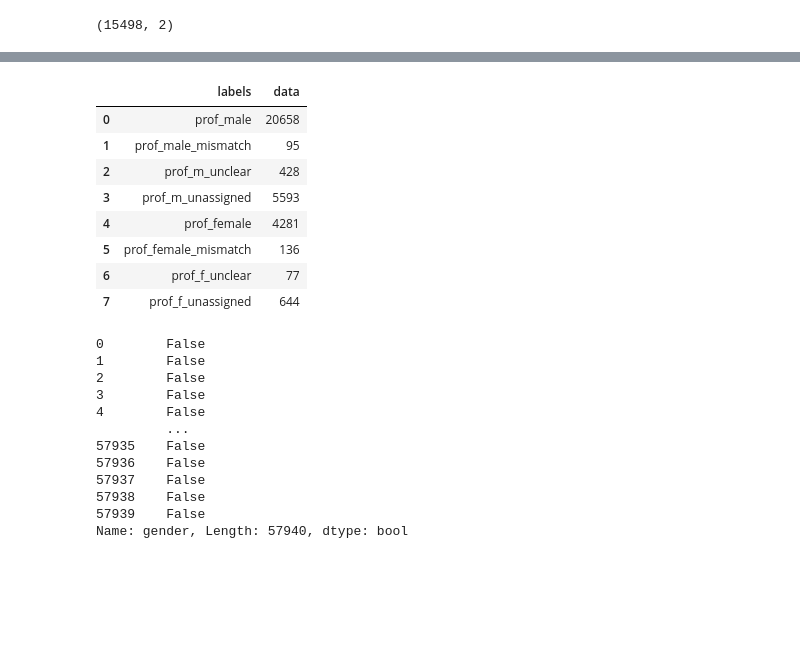
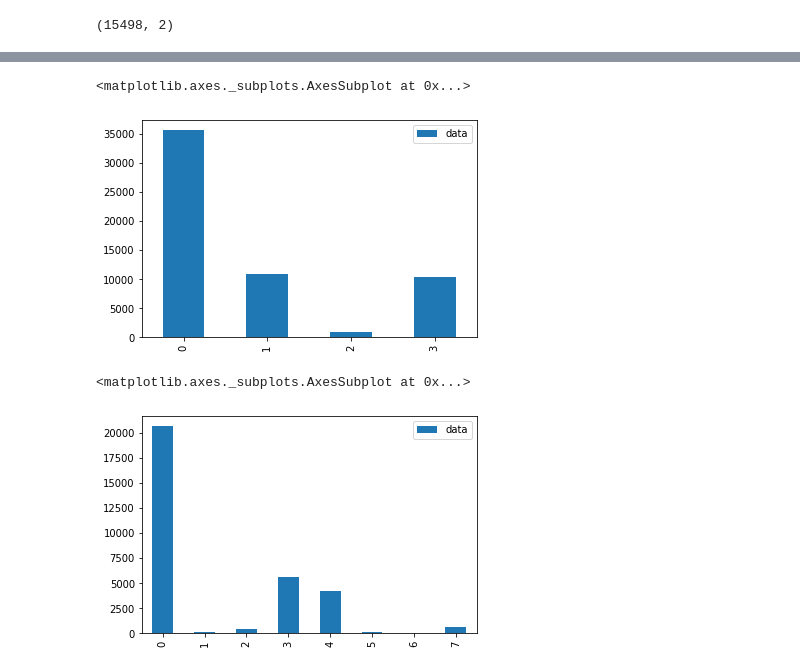
Before and after one commit to lauralindal/datavis-forscher_innen, a Jupyter notebook: InferGender.ipynb, the cells around one changed output, grey strips where cells are left out. Cells and saved outputs as stored; diff of their text form; code cells hidden in the pictures; blank space fills up the shorter version.

Commit message:
Finalize what should be presented before map and add quick visualization in pandas for orientation

```diff
--- a/InferGender.ipynb
+++ b/InferGender.ipynb
@@ -302,27 +287,15 @@ overall_gender_data
-# %%
-prof_gender_data
-# %% [output]
-|  | labels | data |
-| 0 | prof_male | 20658 |
-| 1 | prof_male_mismatch | 95 |
-| 2 | prof_m_unclear | 428 |
-| 3 | prof_m_unassigned | 5593 |
-| 4 | prof_female | 4281 |
-| 5 | prof_female_mismatch | 136 |
-| 6 | prof_f_unclear | 77 |
-| 7 | prof_f_unassigned | 644 |
-# %%
-prof_male
-# %% [output]
-0        False
-1        False
-2        False
-3        False
-4        False
-         ...
-57935    False
-57936    False
-57937    False
-57938    False
-57939    False
-Name: gender, Length: 57940, dtype: bool
+# %%
+# quick visualizations
+
+## Overall gender ratio within DFG
+overall_gender_data.plot.bar()
+# %% [output]
+<matplotlib.axes._subplots.AxesSubplot at 0x...>
+[figure, added]
+# %%
+## Validation of gender inference
+
+prof_gender_data.plot.bar()
+# %% [output]
+<matplotlib.axes._subplots.AxesSubplot at 0x...>
+[figure, added]
```
Also changed, not shown: parts of 6 cells of this notebook, 1 other file.
